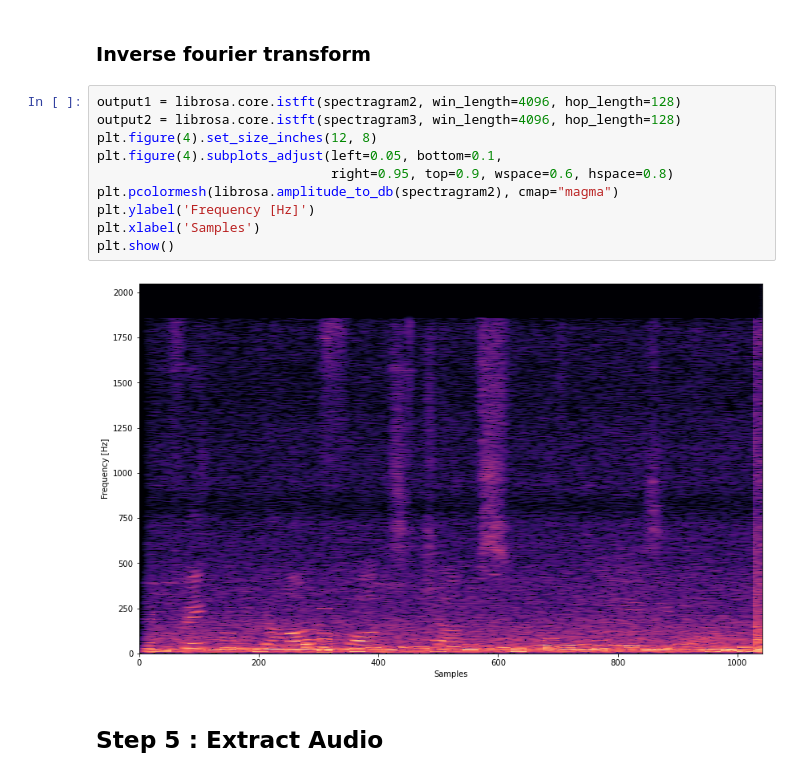
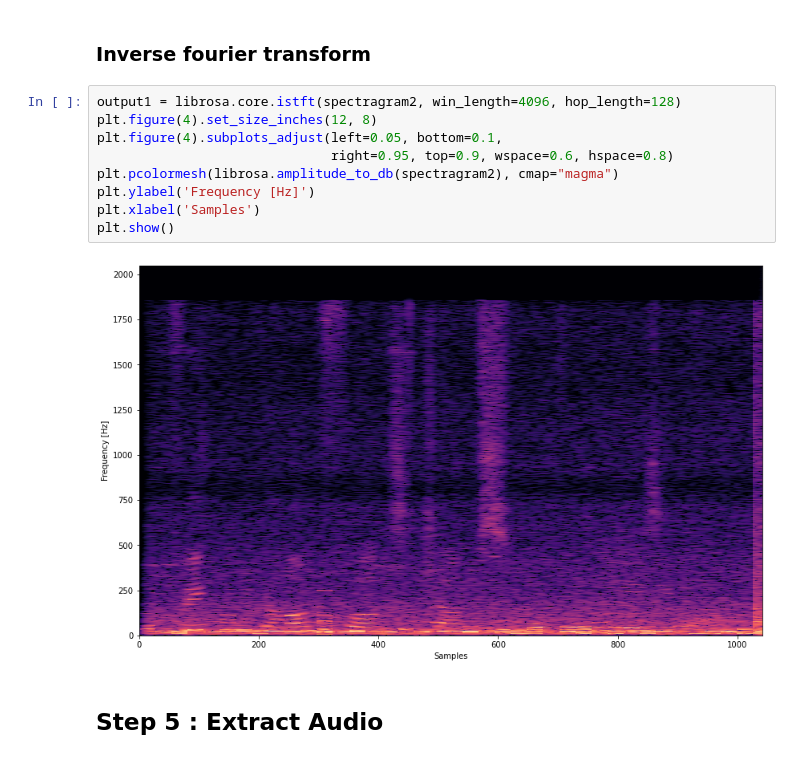
Before and after one commit to Devzard/audio-bg-noise-separation, a Jupyter notebook: main.ipynb, the cells around one changed output. Saved outputs shown, nothing was run; the diff lists cells and outputs as text.

```diff
--- a/main.ipynb
+++ b/main.ipynb
@@ -202,16 +218,15 @@ for r in range(0, rows2):
 ### Inverse fourier transform
 # %%
 output1 = librosa.core.istft(spectragram2, win_length=4096, hop_length=128)
-output2 = librosa.core.istft(spectragram3, win_length=4096, hop_length=128)
 plt.figure(4).set_size_inches(12, 8)
 plt.figure(4).subplots_adjust(left=0.05, bottom=0.1,
                               right=0.95, top=0.9, wspace=0.6, hspace=0.8)
 plt.pcolormesh(librosa.amplitude_to_db(spectragram2), cmap="magma")
 plt.ylabel('Frequency [Hz]')
 plt.xlabel('Samples')
 plt.show()
 # %% [output]
-[figure, old version]
+[figure, new version]
 # %% [markdown]
 ## Step 5 : Extract Audio
 # %%
```
Also changed, not shown: parts of 10 cells of this notebook.
